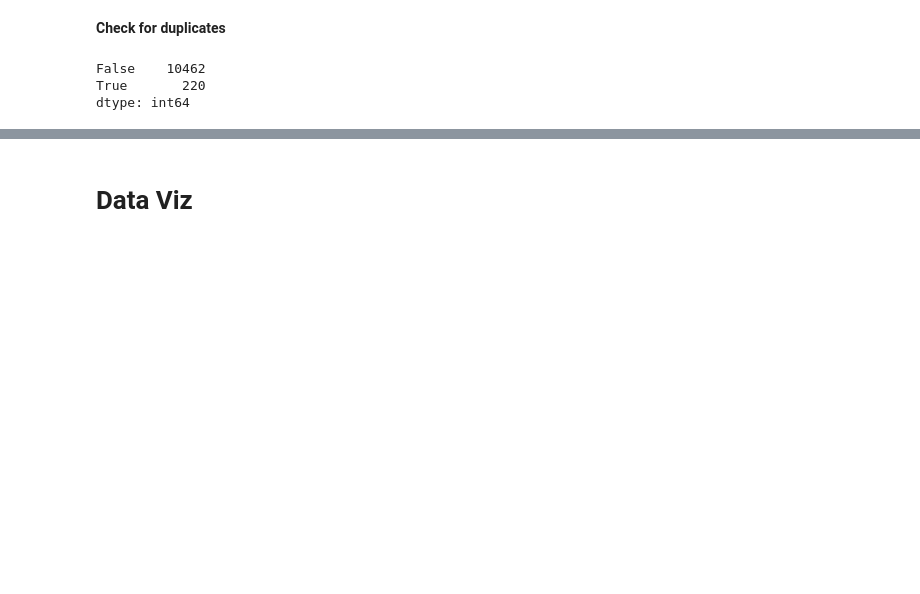
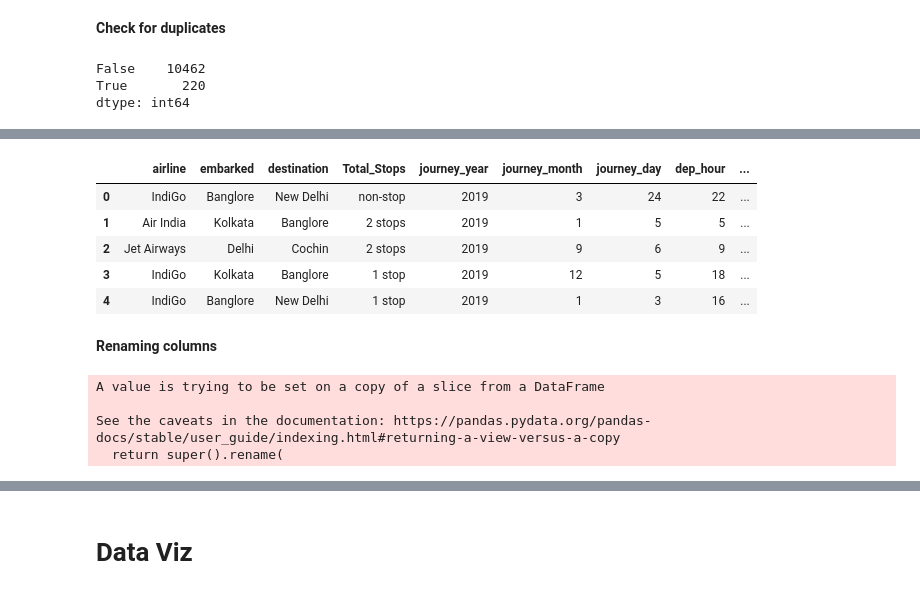
Before and after one commit to HendKordy/flights_analysis, a Jupyter notebook: Data_Vis/Data_Viz.ipynb, the cells around one changed output, grey strips where cells are left out. Saved outputs shown, nothing was run; the diff lists cells and outputs as text; code cells hidden in the pictures; blank space fills up the shorter version.

```diff
--- a/Data_Vis/Data_Viz.ipynb
+++ b/Data_Vis/Data_Viz.ipynb
@@ -267,0 +288,18 @@ df.drop_duplicates(keep='first',inplace=True)
+# %%
+df.head()
+# %% [output]
+|  | airline | embarked | destination | Total_Stops | journey_year | journey_month | journey_day | dep_hour | ... |
+| 0 | IndiGo | Banglore | New Delhi | non-stop | 2019 | 3 | 24 | 22 | ... |
+| 1 | Air India | Kolkata | Banglore | 2 stops | 2019 | 1 | 5 | 5 | ... |
+| 2 | Jet Airways | Delhi | Cochin | 2 stops | 2019 | 9 | 6 | 9 | ... |
+| 3 | IndiGo | Kolkata | Banglore | 1 stop | 2019 | 12 | 5 | 18 | ... |
+| 4 | IndiGo | Banglore | New Delhi | 1 stop | 2019 | 1 | 3 | 16 | ... |
+# %% [markdown]
+**Renaming columns**
+# %%
+df.rename(columns={'Airline': "airline", 'Source':'embarked', 'Destination':'destination','Price':'price','Total_Stops':'stops'}, inplace=True)
+# %% [output]
+A value is trying to be set on a copy of a slice from a DataFrame
+
+See the caveats in the documentation: https://pandas.pydata.org/pandas-docs/stable/user_guide/indexing.html#returning-a-view-versus-a-copy
+  return super().rename(
```
Also changed, not shown: parts of 30 cells of this notebook, 1 other file.
